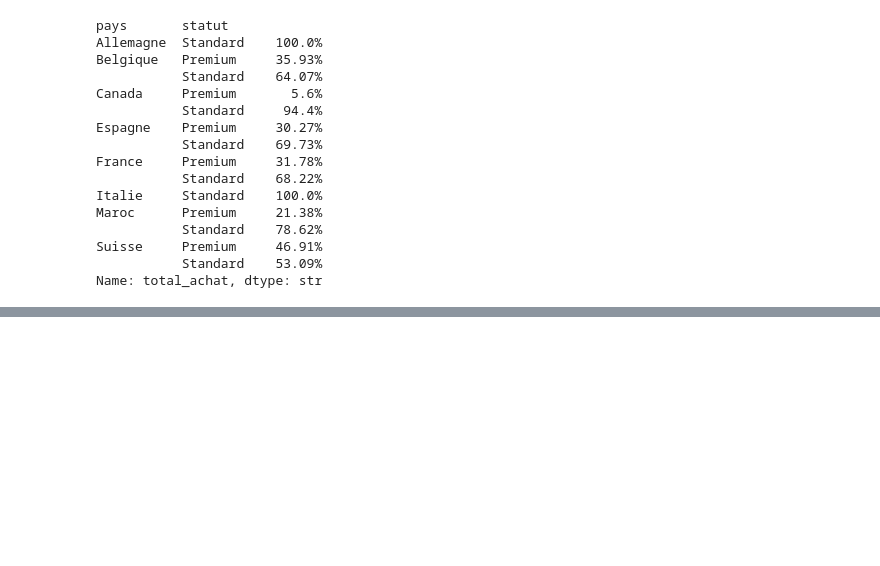
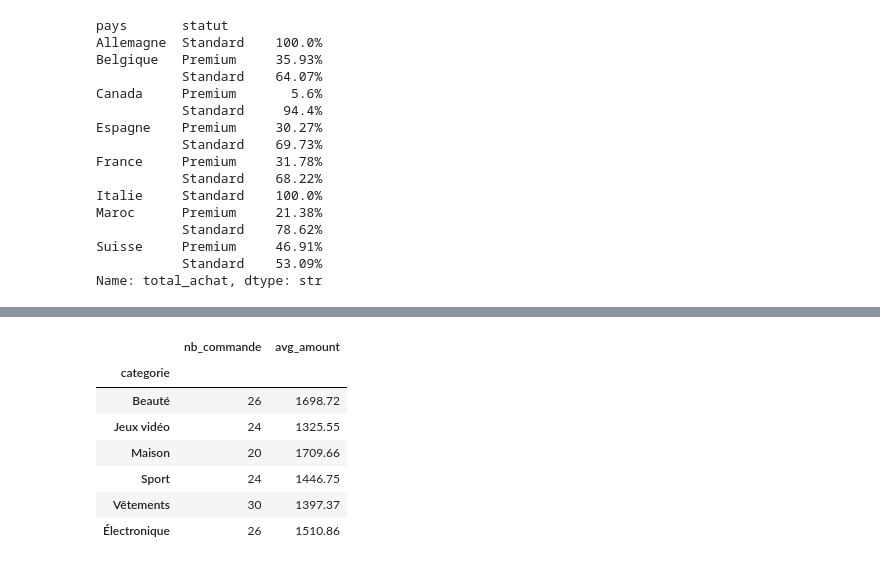
Before and after one commit to H3-8/pandas, a Jupyter notebook: notebook.ipynb, the cells around one changed output, grey strips where cells are left out. Drawn from its saved outputs; the diff is of its cells as text; code cells hidden in the pictures; blank space fills up the shorter version.

```diff
--- a/notebook.ipynb
+++ b/notebook.ipynb
@@ -480,0 +502,16 @@ Name: total_achat, dtype: str
+# %%
+count_mean_ttlachat = df.groupby('categorie').agg(
+    nb_commande=('total_achat', 'count'),
+    avg_amount=('total_achat', 'mean')
+).round(2)
+
+count_mean_ttlachat[count_mean_ttlachat['avg_amount'] > 1200]
+# %% [output]
+|  | nb_commande | avg_amount |
+| categorie |  |  |
+| Beauté | 26 | 1698.72 |
+| Jeux vidéo | 24 | 1325.55 |
+| Maison | 20 | 1709.66 |
+| Sport | 24 | 1446.75 |
+| Vêtements | 30 | 1397.37 |
+| Électronique | 26 | 1510.86 |
```
Also changed, not shown: parts of 5 cells of this notebook.
